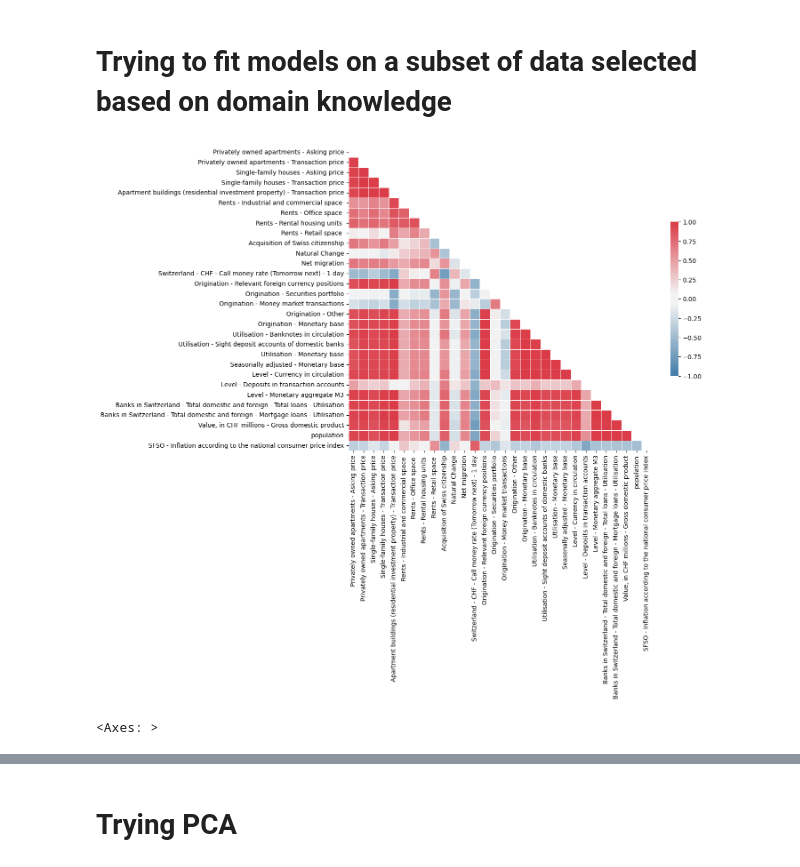
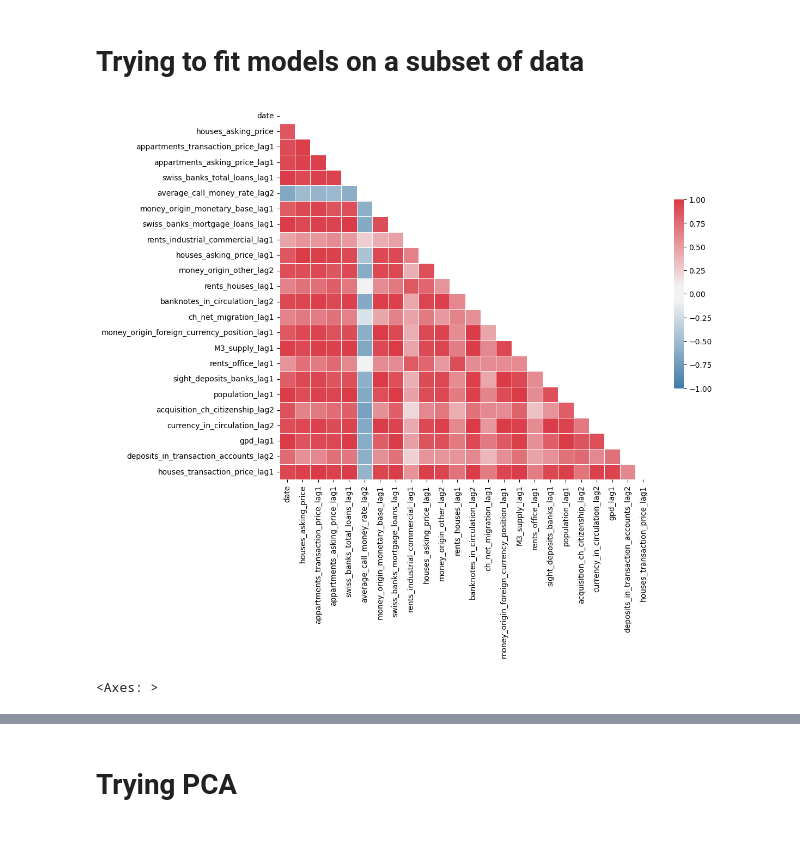
Before and after one commit to TylerKleinbauer/Personal-Projects, a Jupyter notebook: predicting_housing_market_prices/modeling_experimentation.ipynb, the cells around one changed output, grey strips where cells are left out. Cells and saved outputs as stored; diff of their text form; code cells hidden in the pictures; blank space fills up the shorter version.

```diff
--- a/predicting_housing_market_prices/modeling_experimentation.ipynb
+++ b/predicting_housing_market_prices/modeling_experimentation.ipynb
@@ -1,5 +138,5 @@
 # %% [markdown]
-# Trying to fit models on a subset of data selected based on domain knowledge
+# Trying to fit models on a subset of data
 # %%
 import pandas as pd
 
@@ -10,13 +147,27 @@ pd.set_option('display.max_columns', None)  # Show all columns
 pd.set_option('display.width', None)  # Auto-detect display width
 pd.set_option('display.max_colwidth', None)  # Show full content of each column
 
-# Get merged dataframe with all variables
-merged_data_df = get_and_merge_all_data()
-filtered_df = filter_df(merged_data_df)
+import pandas as pd
+preprocessed_df = pd.read_csv('data/preprocessed_data.csv')
+preprocessed_df
+
+houses_asking_price_df = preprocessed_df.drop(columns={
+    'appartments_asking_price',
+    'appartments_transaction_price',
+    'houses_transaction_price'})
+
+from preprocessing_engineering_selection import select_best_lag_per_feature
+
+target_cols = ['houses_asking_price']
+best_lags = select_best_lag_per_feature(houses_asking_price_df, target_cols, threshold=0.5) #Selects best lags. Min correlation 0.5
+
+cols = ['date'] + target_cols + [col for col in best_lags]
+
+model_df = houses_asking_price_df[cols]
 # %%
 from visualization_function import plot_correlation_heatmap
 
-plot_correlation_heatmap(filtered_df, annot=False)
+plot_correlation_heatmap(model_df, annot=False)
 # %% [output]
-[figure, old version]
+[figure, new version]
 <Axes: >
```
Also changed, not shown: parts of 10 cells of this notebook, 20 other files.
